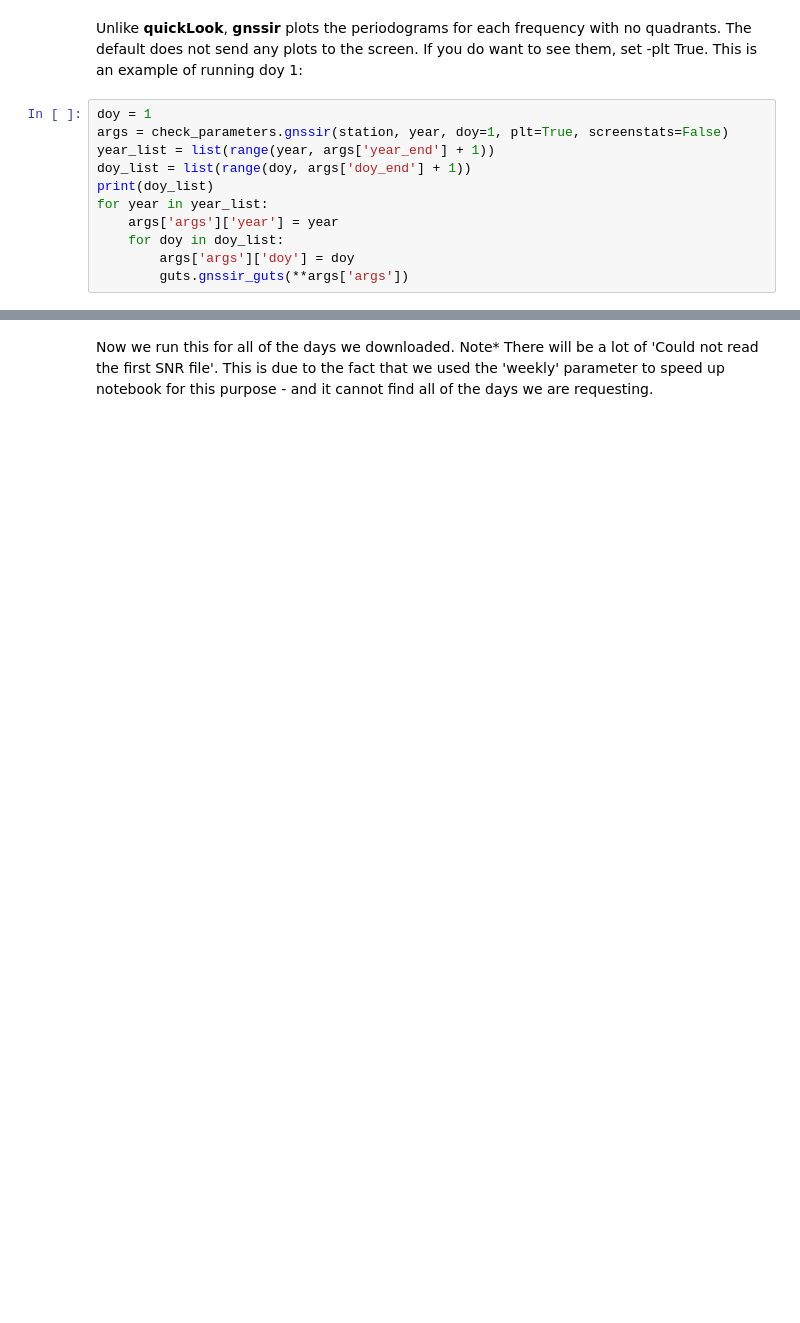
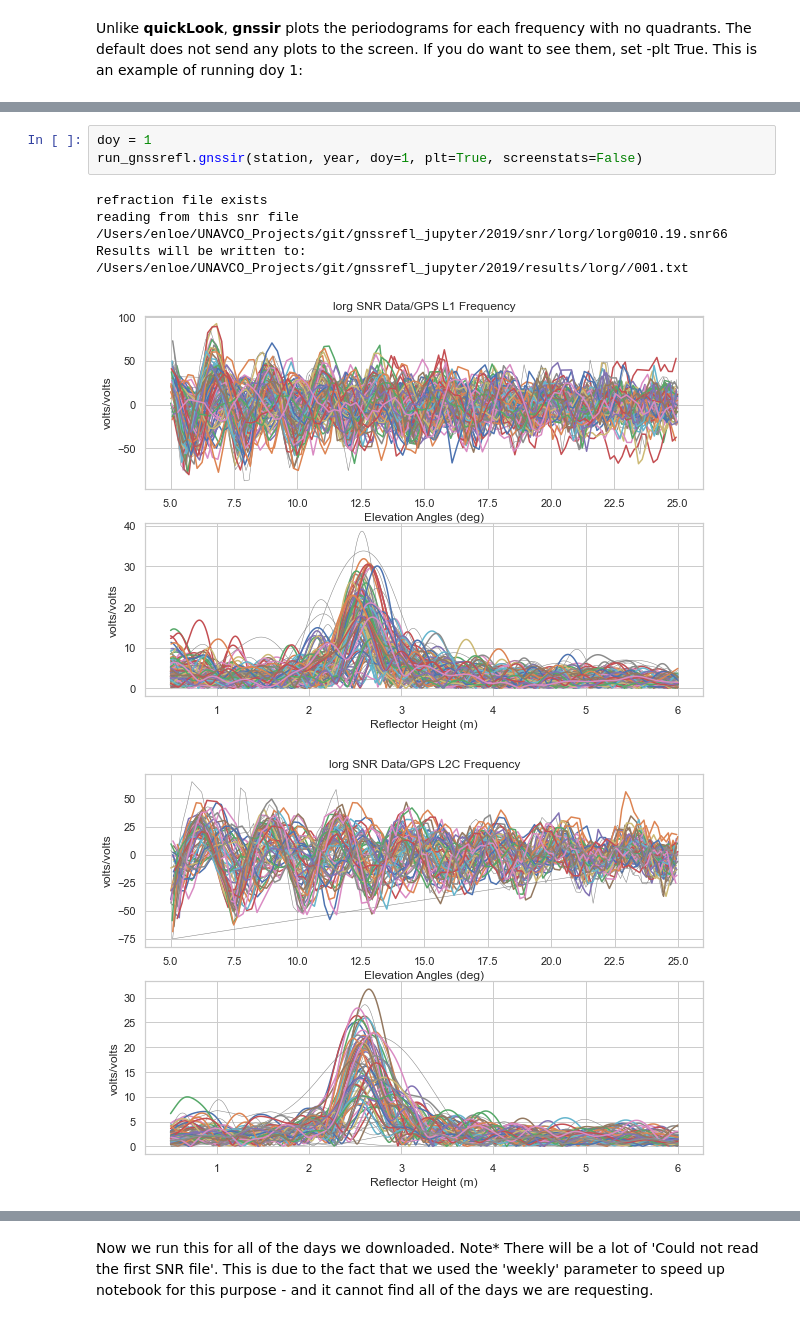
Before and after one commit to timdittmann/gnssrefl_jupyter_github, a Jupyter notebook: notebooks/use-cases/lorg_use_case.ipynb, the cells around one changed output, grey strips where cells are left out. Drawn from its saved outputs; the diff is of its cells as text; blank space fills up the shorter version.

```diff
--- a/notebooks/use-cases/lorg_use_case.ipynb
+++ b/notebooks/use-cases/lorg_use_case.ipynb
@@ -264,14 +250,3 @@ Run **gnssir** for all the SNR files from **rinex2snr**.
 # %% [markdown]
 Unlike **quickLook**, **gnssir** plots the periodograms for each frequency with no quadrants.
 The default does not send any plots to the screen. If you do want to see them, set -plt True. This is an example of running doy 1:
-# %%
-doy = 1
-args = check_parameters.gnssir(station, year, doy=1, plt=True, screenstats=False)
-year_list = list(range(year, args['year_end'] + 1))
-doy_list = list(range(doy, args['doy_end'] + 1))
-print(doy_list)
-for year in year_list:
-    args['args']['year'] = year
-    for doy in doy_list:
-        args['args']['doy'] = doy
-        guts.gnssir_guts(**args['args'])
@@ -288,0 +253,9 @@ reading from this snr file  /Users/enloe/UNAVCO_Projects/git/gnssrefl_jupyter/20
+# %%
+doy = 1
+run_gnssrefl.gnssir(station, year, doy=1, plt=True, screenstats=False)
+# %% [output]
+refraction file exists
+reading from this snr file  /Users/enloe/UNAVCO_Projects/git/gnssrefl_jupyter/2019/snr/lorg/lorg0010.19.snr66
+Results will be written to: /Users/enloe/UNAVCO_Projects/git/gnssrefl_jupyter/2019/results/lorg//001.txt
+[figure, added]
+[figure, added]
```
Also changed, not shown: parts of 21 cells of this notebook, 8 other files.
